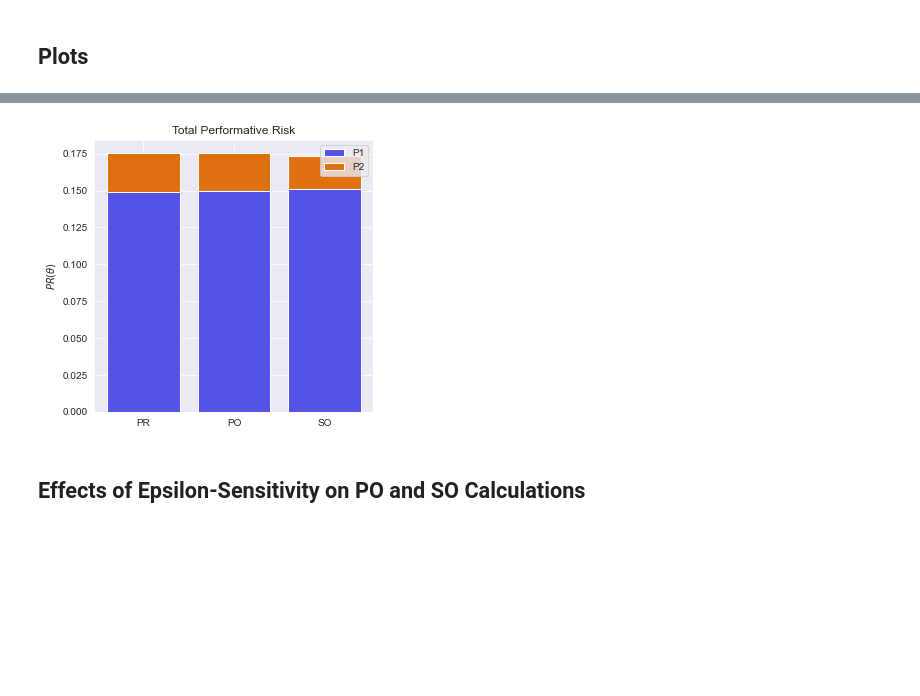
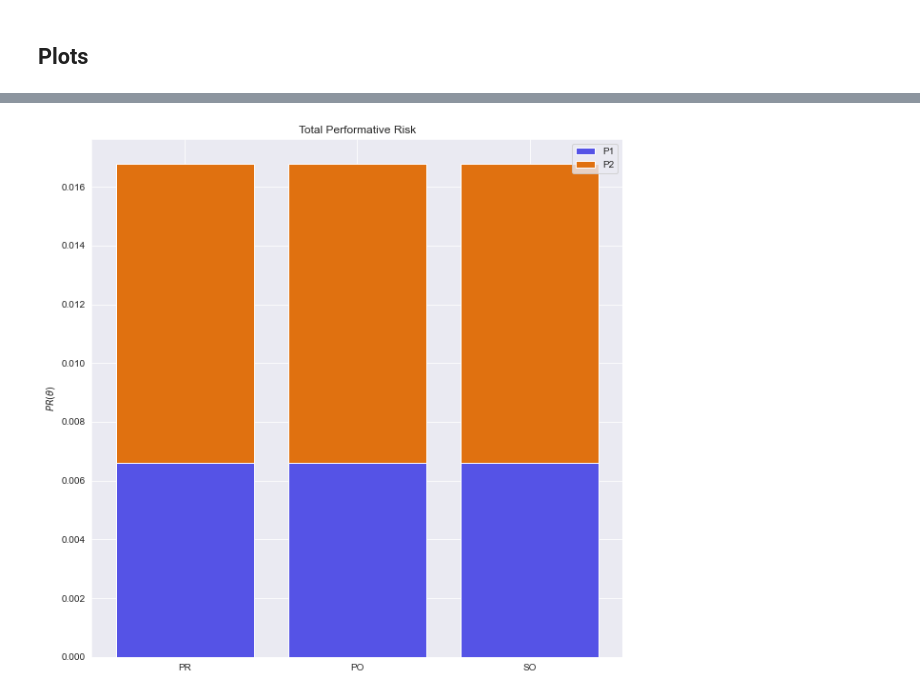
Before and after one commit to evanjfaulkner/DD-Games, a Jupyter notebook: Notebooks/dd_game_regression_sim.ipynb, the cells around one changed output, grey strips where cells are left out. Cells and saved outputs as stored; diff of their text form; code cells hidden in the pictures; blank space fills up the shorter version.

```diff
--- a/Notebooks/dd_game_regression_sim.ipynb
+++ b/Notebooks/dd_game_regression_sim.ipynb
@@ -44,8 +44,8 @@ $$\varepsilon^k\leq\frac{1}{2} \iff DSC$$
 d_1 = 2  # Dimension of each player's data/strategy
 d_2 = 2
 
-epsilon_1 = 0.4  # Epsilon sensitivity parameters
-epsilon_2 = 0.4
+epsilon_1 = 1  # Epsilon sensitivity parameters
+epsilon_2 = 1
 
 Sigma_x_p1 = np.eye(d_1)  # Covariance of x^k
 Sigma_x_p2 = np.eye(d_2)
@@ -62,16 +62,3 @@ gamma_p1 = s_1[d_1:]
 s_2 = sample_sphere(epsilon_2,d_1+d_2)
 mu_p2 = s_2[0:d_2]
 gamma_p2 = s_2[d_2:]
-
-#Fixing mu and gamma for testing purposes
-if False:
-    mu_p2 = np.array([2.1, -1.8])
-    gamma_p2 = np.array([1.2, 0.9])
-    mu_p1 = np.array([-2.8, 2.2])
-    gamma_p1 = np.array([0.7, -0.3])
-
-if False:
-    mu_p1 = np.array([0, 0])
-    gamma_p1 = np.array([1, 1])
-    mu_p2 = np.array([0, 0])
-    gamma_p2 = np.array([1, 1])
@@ -96,13 +69,12 @@ p1_data_generating_func = sample_from_location_family
 p2_data_params = (Sigma_x_p2, sigma_y_p2, beta_p2, mu_p2, gamma_p2)
 p2_data_generating_func = sample_from_location_family
 # %%
-num_rounds_lst = [10, 100, 1000, 10000, 40000, 100000]
+num_rounds_lst = [10, 50, 100, 500, 1000, 5000, 10000, 50000, 100000, 500000]
 num_alternate_rounds = 50
 num_test = 10000
 # %% [markdown]
 # Run Game
 # %%
-#Initialize game with configurations specified above
 p1_risks = []
 p2_risks = []
 theta_final_p1 = []
@@ -126,7 +98,7 @@ for num_rounds in num_rounds_lst:
     theta_final_p2.append(game.theta_p2)
 
     #Change this flag if one wants to change print settings
-    if True:
+    if False:
         print("---------------------")
         print("Player 1: Actual mu, gamma")
         print(mu_p1, gamma_p1)
@@ -137,6 +109,7 @@ for num_rounds in num_rounds_lst:
         print(mu_p2, gamma_p2)
         print("Player 2: Estimated mu, gamma")
         print(player_two.mu_hat, player_two.gamma_hat)
+        print("---------------------")
 # %% [output]
 Stage 1 finished. Performing estimation now
 Stage 1 finished. Performing estimation now
@@ -283,13 +277,11 @@ plt.show()
 # %%
-plt.figure(figsize=(5,5))
+plt.figure(figsize=(10,10))
 labels = ['PR', 'PO', 'SO']
 plt.bar((1,2,3), (PR_1,PO_1,SO_1), label='P1', tick_label=labels, color='#5553E6')
 plt.bar((1,2,3), (PR_2,PO_2,SO_2), bottom=(PR_1,PO_1,SO_1), label='P2', color='#E07110')
 plt.title('Total Performative Risk')
 plt.ylabel(r'$PR(\theta)$')
 plt.legend()
 plt.show()
 # %% [output]
-[figure, old version]
+[figure, new version]
-# %% [markdown]
-## Effects of Epsilon-Sensitivity on PO and SO Calculations
```
Also changed, not shown: parts of 14 cells of this notebook, 2 other files.
